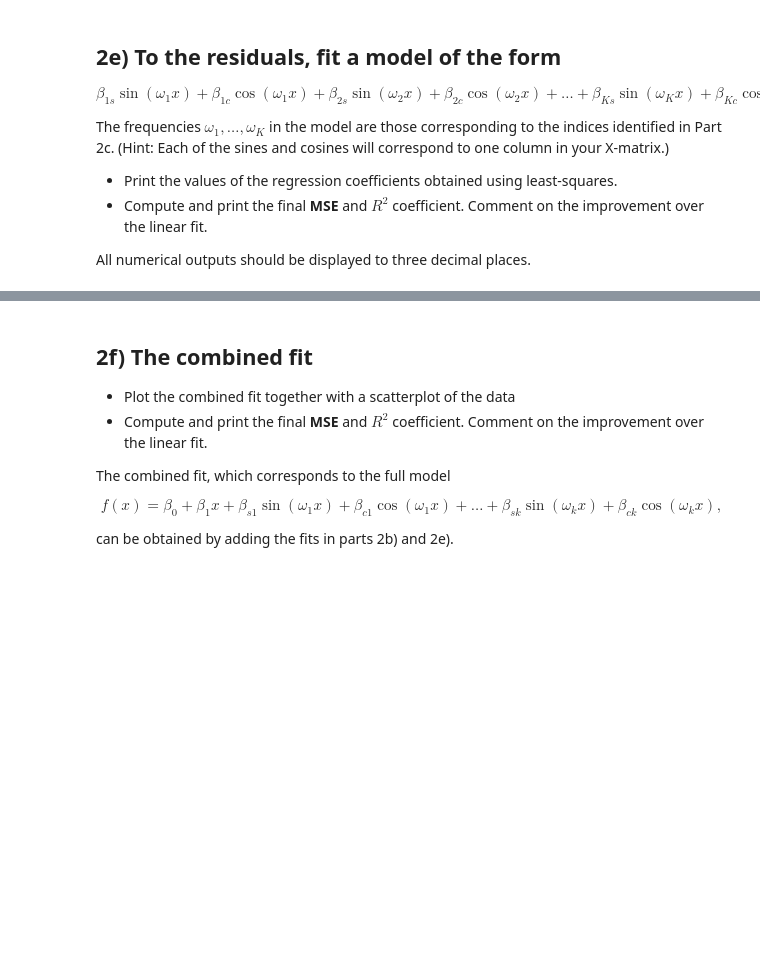
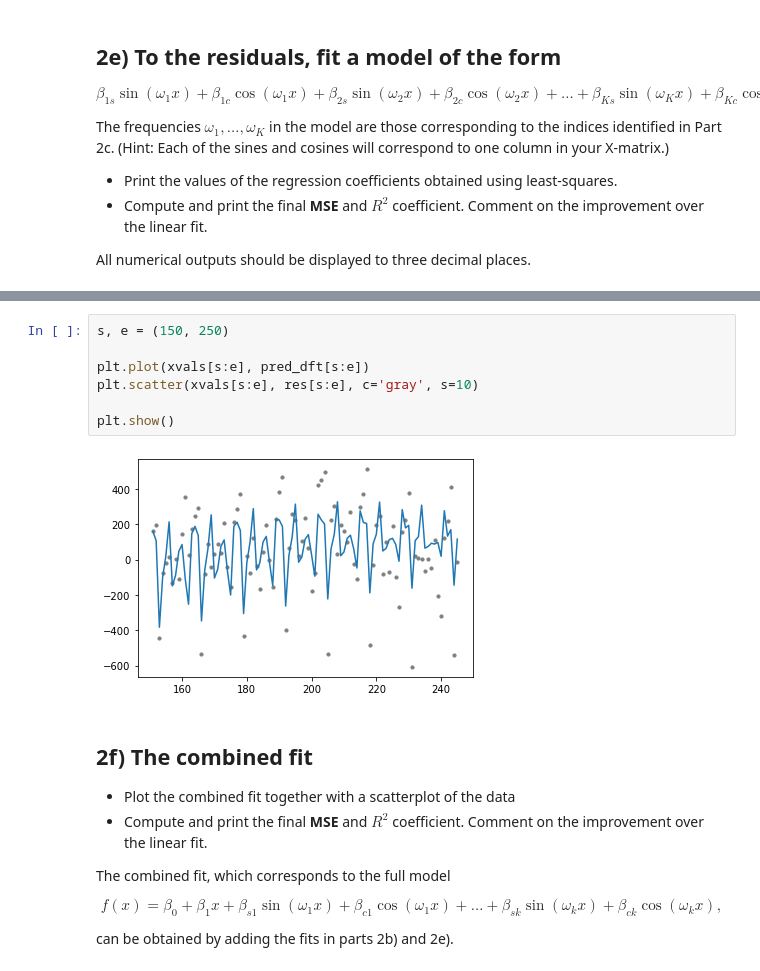
Before and after one commit to Nicholas-Ho/Data-Science-Exercises, a Jupyter notebook: Exercises/03 Exercise Notebook 3.ipynb, the cells around one changed output, grey strips where cells are left out. Saved outputs shown, nothing was run; the diff lists cells and outputs as text; blank space fills up the shorter version.

```diff
--- a/Exercises/03 Exercise Notebook 3.ipynb
+++ b/Exercises/03 Exercise Notebook 3.ipynb
@@ -161,3 +163,12 @@ plt.show()
+# %%
+s, e = (150, 250)
+
+plt.plot(xvals[s:e], pred_dft[s:e])
+plt.scatter(xvals[s:e], res[s:e], c='gray', s=10)
+
+plt.show()
+# %% [output]
+[figure, added]
 # %% [markdown]
 ## 2f) The combined fit
 - Plot the combined fit together with a scatterplot of the data
```
Also changed, not shown: parts of 8 cells of this notebook, 3 other files.
